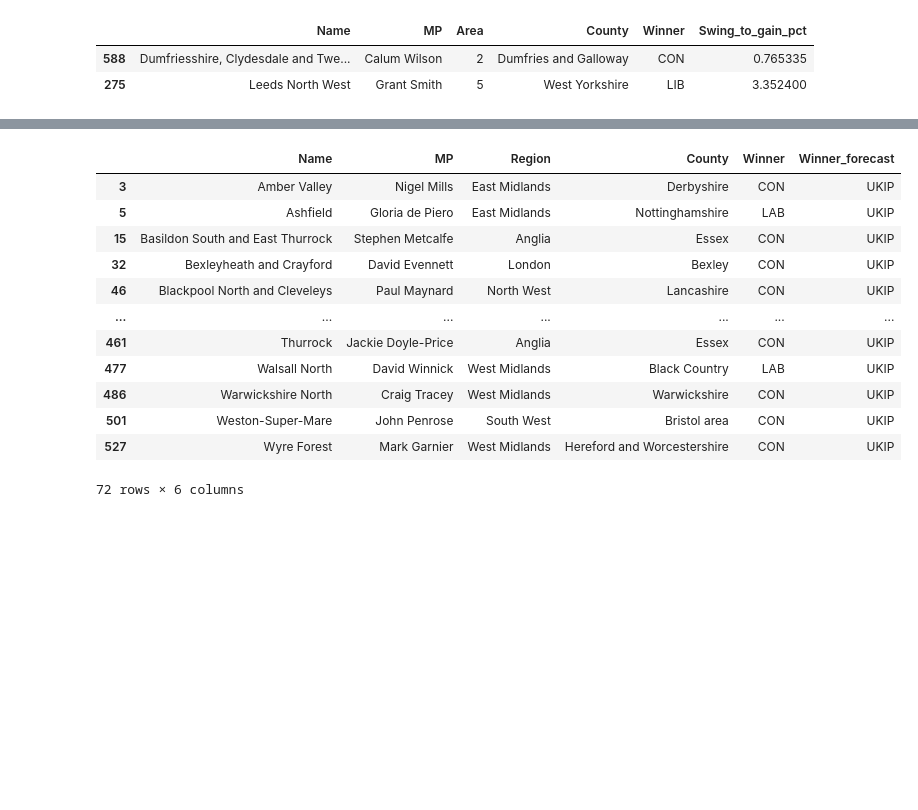
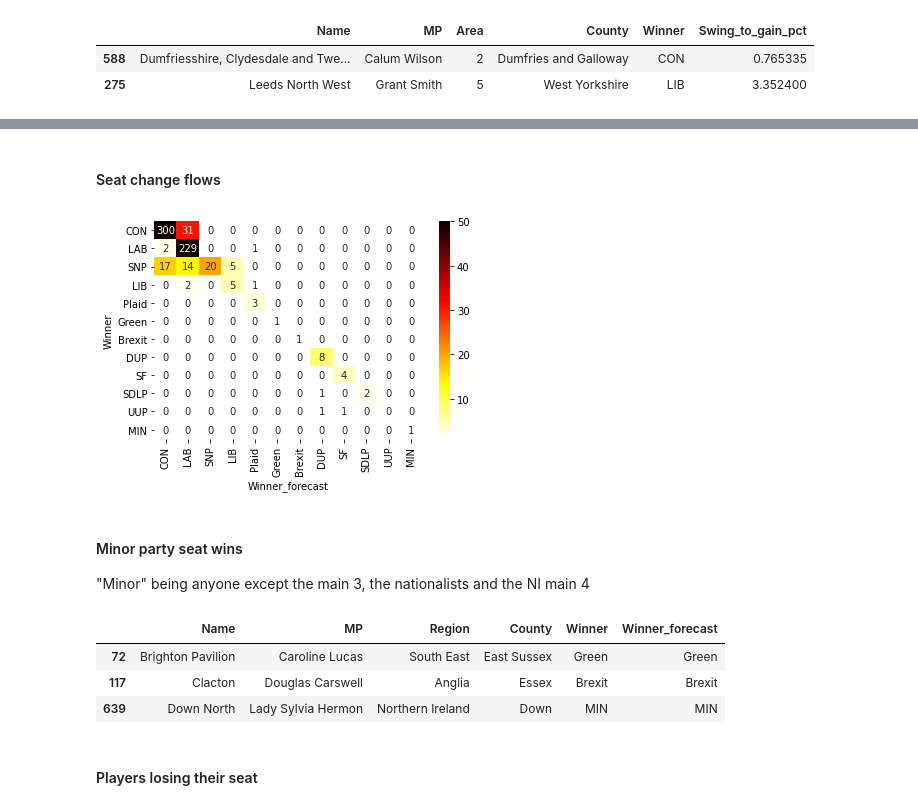
Before and after one commit to simsy88/poluk, a Jupyter notebook: ExampleNotebook.ipynb, the cells around one changed output, grey strips where cells are left out. Cells and saved outputs as stored; diff of their text form; code cells hidden in the pictures; blank space fills up the shorter version.

```diff
--- a/ExampleNotebook.ipynb
+++ b/ExampleNotebook.ipynb
@@ -88,0 +99,5 @@ welsh_polling = {'CON':  np.mean([26])+extra_swing,
+# %%
+data['LAB_risk_to_CON'] = np.where((data.Winner=='LAB')&(data.CON_swing_needed<=5),'LAB','blank')
+data['CON_risk_to_LAB'] = np.where((data.Winner=='CON')&(data.LAB_swing_needed<=5),'CON','blank')
+constituency_map(data, centroids, by=['LAB_risk_to_CON', 'CON_risk_to_LAB'], #alpha=0.4,
+                 title=['Labour seats at risk to Conservative', 'Conservative seats at risk to Labour'])
@@ -88,0 +108,5 @@ welsh_polling = {'CON':  np.mean([26])+extra_swing,
+# %%
+parties = ['LAB', 'CON', 'LIB', 'Brexit', 'SNP', 'Plaid']
+for p in parties:
+    data[p+'_target'] = np.where((data.Winner!=p)&(data[p+'_swing_needed']<=5),data['Winner'],'blank')
+constituency_map(data, centroids, by=[p+'_target' for p in parties], title=[p+' targets' for p in parties])
@@ -89 +120,32 @@ welsh_polling = {'CON':  np.mean([26])+extra_swing,
+# %%
+extra_CON_LAB = 0
+
+# Latest poll
+polling = {'LAB':    np.mean([40,41,41,40,41])-extra_CON_LAB,
+           'CON':    np.mean([38,39,38,38,39])+extra_CON_LAB,
+           'Brexit': np.mean([10, 9,10, 9,10]),
+           'LIB':    np.mean([ 8, 7, 7, 8, 6]),
+           'Green':  np.mean([0.2,0.2,0.2,0.2,0.3]),
+          }
+scottish_polling = {'SNP':  np.mean([30]),
+                    'CON':  np.mean([33])+extra_CON_LAB,
+                    'LAB':  np.mean([28])-extra_CON_LAB,
+                    'LIB':  np.mean([ 6]),
+                   }
+welsh_polling = {'LAB':   np.mean([35])-extra_CON_LAB,
+                 'CON':   np.mean([32])+extra_CON_LAB,
+                 'Plaid': np.mean([25]),
+                 'LIB':   np.mean([ 8]),
+                }
+
+ni_polling = {'DUP': 31,
+              'SF':  27,
+              'UUP': 14,
+              'SDLP':10,
+              'APNI': 8}
+
+polls_list = [[[2],[2],scottish_polling],
+              [[6],[6],welsh_polling],
+              [[1],[1],ni_polling],
+              [[2,3,4,5,6,7,8,9,10,11,12],[3,4,5,7,8,9,10,11,12],polling]]
 # %%
@@ -98,2 +161,2 @@ battleground(data, ['LAB', 'CON', 'LIB'], shift=polling)
 # %%
-forecast_data = forecast(data, polling, scottish_polling, welsh_polling)
+forecast_data = forecast(data.copy(), polls_list)
@@ -130,17 +202,28 @@ pd.crosstab(forecast_data['Winner'],forecast_data['Winner_forecast'],margins=Tru
+# %% [markdown]
+#### Seat change flows
+# %%
+parties_gb_prev = list(forecast_data.loc[forecast_data.Area!=1,'Winner'].value_counts().index)
+parties_gb_next = list(forecast_data.loc[forecast_data.Area!=1,'Winner_forecast'].value_counts().index)
+parties_ni_prev = list(forecast_data.loc[forecast_data.Area==1,'Winner'].value_counts().index)
+parties_ni_next = list(forecast_data.loc[forecast_data.Area==1,'Winner_forecast'].value_counts().index)
+parties_in_order = parties_gb_prev + [x for x in parties_gb_next if x not in parties_gb_prev] + parties_ni_prev + [x for x in parties_ni_next if x not in parties_ni_prev]
+graphdata = pd.crosstab(forecast_data['Winner'],forecast_data['Winner_forecast'],margins=True, margins_name='Total'
+                       ).reindex(parties_in_order).reindex(parties_in_order, axis=1).fillna(0).astype(int)
+plt.figure()
+sns.heatmap(graphdata, annot=True, fmt="d", cmap='hot_r', vmin=1, vmax=50)
+plt.show()
+# %% [output]
+[figure, added]
+# %% [markdown]
+#### Minor party seat wins
+"Minor" being anyone except the main 3, the nationalists and the NI main 4
 # %%
-forecast_data.loc[~forecast_data['Winner_forecast'].isin(['CON','LAB','LIB','NAT']),
+forecast_data.loc[~forecast_data['Winner_forecast'].isin(['CON','LAB','LIB','SNP','Plaid','DUP','UUP','SDLP','SF']),
              ['Name','MP','Region','County','Winner','Winner_forecast']]
 # %% [output]
 |  | Name | MP | Region | County | Winner | Winner_forecast |
-| 3 | Amber Valley | Nigel Mills | East Midlands | Derbyshire | CON | UKIP |
-| 5 | Ashfield | Gloria de Piero | East Midlands | Nottinghamshire | LAB | UKIP |
-| 15 | Basildon South and East Thurrock | Stephen Metcalfe | Anglia | Essex | CON | UKIP |
-| 32 | Bexleyheath and Crayford | David Evennett | London | Bexley | CON | UKIP |
-| 46 | Blackpool North and Cleveleys | Paul Maynard | North West | Lancashire | CON | UKIP |
-| ... | ... | ... | ... | ... | ... | ... |
-| 461 | Thurrock | Jackie Doyle-Price | Anglia | Essex | CON | UKIP |
-| 477 | Walsall North | David Winnick | West Midlands | Black Country | LAB | UKIP |
-| 486 | Warwickshire North | Craig Tracey | West Midlands | Warwickshire | CON | UKIP |
-| 501 | Weston-Super-Mare | John Penrose | South West | Bristol area | CON | UKIP |
-| 527 | Wyre Forest | Mark Garnier | West Midlands | Hereford and Worcestershire | CON | UKIP |
+| 72 | Brighton Pavilion | Caroline Lucas | South East | East Sussex | Green | Green |
+| 117 | Clacton | Douglas Carswell | Anglia | Essex | Brexit | Brexit |
+| 639 | Down North | Lady Sylvia Hermon | Northern Ireland | Down | MIN | MIN |
-72 rows × 6 columns
+# %% [markdown]
+#### Players losing their seat
```
Also changed, not shown: parts of 53 cells of this notebook, 3 other files.
